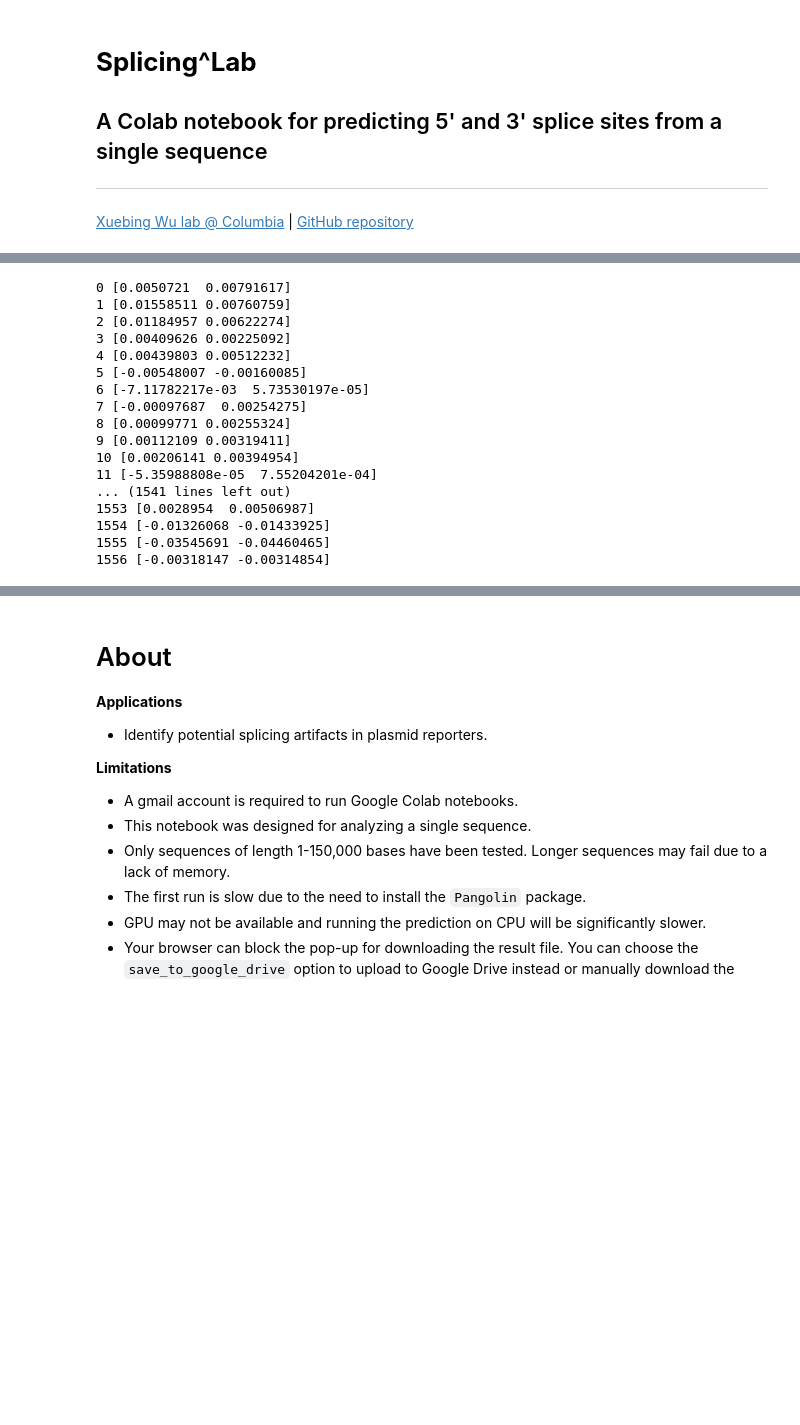
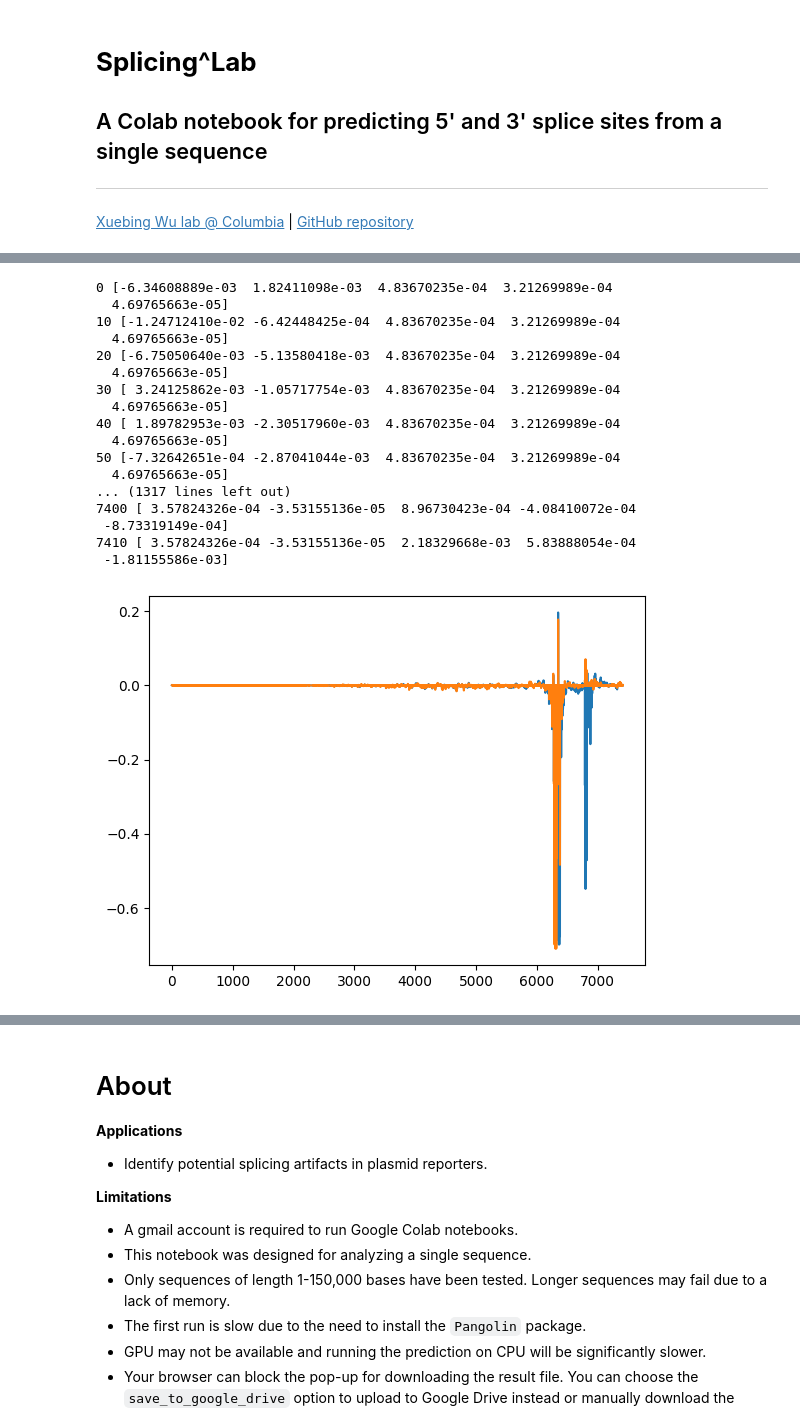
Before and after one commit to xuebingwu/Pangolin, a Jupyter notebook: scan.ipynb, the cells around one changed output, grey strips where cells are left out. Saved outputs shown, nothing was run; the diff lists cells and outputs as text; code cells hidden in the pictures; blank space fills up the shorter version.

```diff
--- a/scan.ipynb
+++ b/scan.ipynb
@@ -430,37 +431,44 @@ Position        Sequence        Strand  Type    Testis
 [interactive output not drawn]
 [interactive output not drawn]
 # %%
-start_pos = 1
-window_length = 10
+window_length = 20
+step=10
 
+# wt score
 score0 = []
 for pos in sites:
     score0.append(float(sites[pos].split('\t')[-1]))
 
-score0
-
+# mutational scan
 impact_score = np.zeros((len(seq),len(sites)))
-for i in range(0,len(seq),1):
+for i in range(0,len(seq),step):
     impact_score[i,] = mutation_score(seq,i,window_length,sites) - score0
-    print(i,impact_score[i,])
+    #print(i,impact_score[i,])
 # %% [output]
-0 [0.0050721  0.00791617]
-1 [0.01558511 0.00760759]
-2 [0.01184957 0.00622274]
-3 [0.00409626 0.00225092]
-4 [0.00439803 0.00512232]
-5 [-0.00548007 -0.00160085]
-6 [-7.11782217e-03  5.73530197e-05]
-7 [-0.00097687  0.00254275]
-8 [0.00099771 0.00255324]
-9 [0.00112109 0.00319411]
-10 [0.00206141 0.00394954]
-11 [-5.35988808e-05  7.55204201e-04]
-... (1541 lines left out)
-1553 [0.0028954  0.00506987]
-1554 [-0.01326068 -0.01433925]
-1555 [-0.03545691 -0.04460465]
-1556 [-0.00318147 -0.00314854]
+0 [-6.34608889e-03  1.82411098e-03  4.83670235e-04  3.21269989e-04
+  4.69765663e-05]
+10 [-1.24712410e-02 -6.42448425e-04  4.83670235e-04  3.21269989e-04
+  4.69765663e-05]
+20 [-6.75050640e-03 -5.13580418e-03  4.83670235e-04  3.21269989e-04
+  4.69765663e-05]
+30 [ 3.24125862e-03 -1.05717754e-03  4.83670235e-04  3.21269989e-04
+  4.69765663e-05]
+40 [ 1.89782953e-03 -2.30517960e-03  4.83670235e-04  3.21269989e-04
+  4.69765663e-05]
+50 [-7.32642651e-04 -2.87041044e-03  4.83670235e-04  3.21269989e-04
+  4.69765663e-05]
+... (1317 lines left out)
+7400 [ 3.57824326e-04 -3.53155136e-05  8.96730423e-04 -4.08410072e-04
+ -8.73319149e-04]
+7410 [ 3.57824326e-04 -3.53155136e-05  2.18329668e-03  5.83888054e-04
+ -1.81155586e-03]
+# %%
+impact_score.shape
+pylab.plot(impact_score[:,3])
+pylab.plot(impact_score[:,2])
+np.savetxt("impact_score.txt",impact_score, delimiter="\t")
+# %% [output]
+[figure, added]
 # %%
 pylab.plot(impact_score)
 # %% [output]
```
Also changed, not shown: parts of 4 cells of this notebook.
